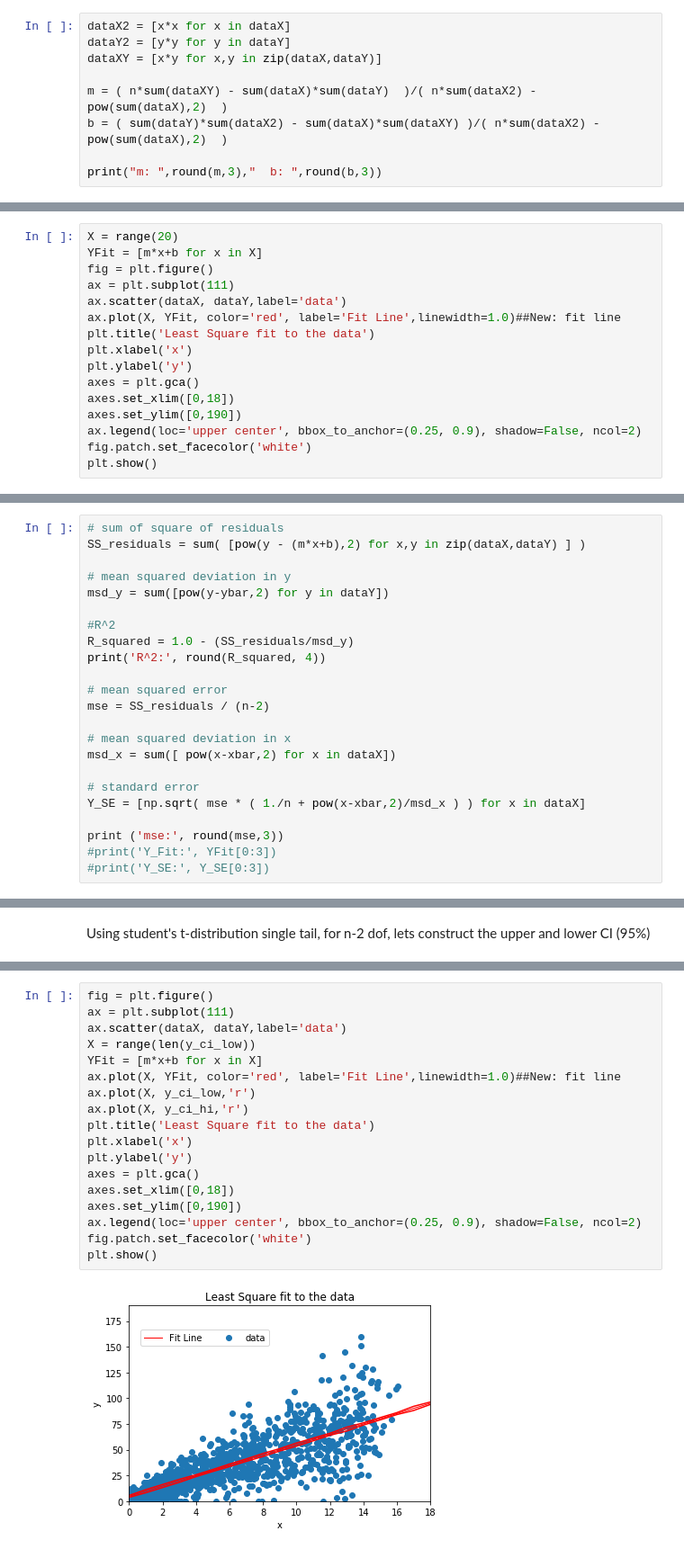
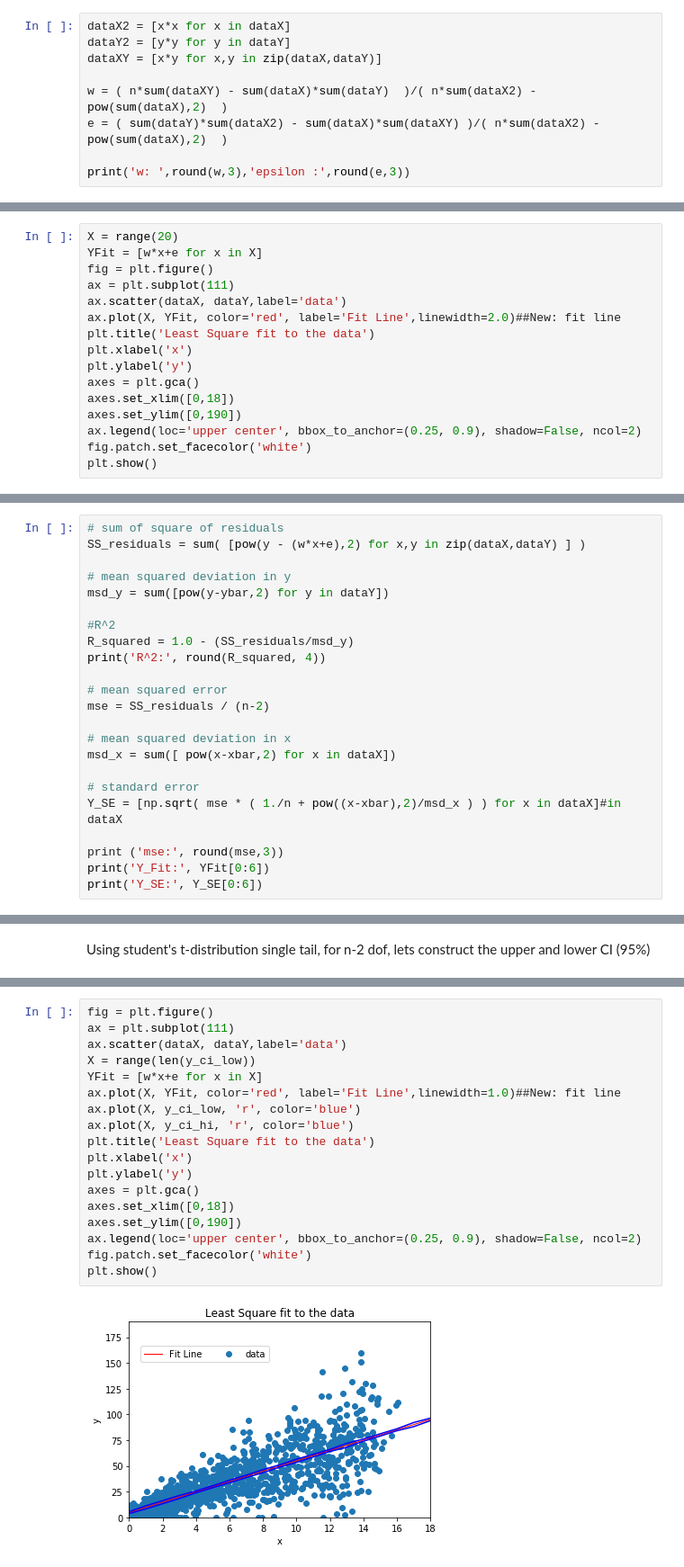
Before and after one commit to akanugan/DataScience, a Jupyter notebook: Regression/LinearRegressionTutorial/linearRegIntro.ipynb, the cells around one changed output, grey strips where cells are left out. Shown: that part at 90% size. Saved outputs shown, nothing was run; the diff lists cells and outputs as text.

```diff
--- a/Regression/LinearRegressionTutorial/linearRegIntro.ipynb
+++ b/Regression/LinearRegressionTutorial/linearRegIntro.ipynb
@@ -121,8 +143,8 @@ dataX2 = [x*x for x in dataX]
 dataY2 = [y*y for y in dataY]
 dataXY = [x*y for x,y in zip(dataX,dataY)]
 
-m = ( n*sum(dataXY) - sum(dataX)*sum(dataY)  )/( n*sum(dataX2) - pow(sum(dataX),2)  )
-b = ( sum(dataY)*sum(dataX2) - sum(dataX)*sum(dataXY) )/( n*sum(dataX2) - pow(sum(dataX),2)  )
+w = ( n*sum(dataXY) - sum(dataX)*sum(dataY)  )/( n*sum(dataX2) - pow(sum(dataX),2)  )
+e = ( sum(dataY)*sum(dataX2) - sum(dataX)*sum(dataXY) )/( n*sum(dataX2) - pow(sum(dataX),2)  )
 
-print("m: ",round(m,3),"  b: ",round(b,3))
+print('w: ',round(w,3),'epsilon :',round(e,3))
 # %% [output]
@@ -140,11 +163,11 @@ m:  5.026   b:  4.624
 Lets draw the predicted or fitted model, for x <= 20
 # %%
 X = range(20)
-YFit = [m*x+b for x in X]
+YFit = [w*x+e for x in X]
 fig = plt.figure()
 ax = plt.subplot(111)
 ax.scatter(dataX, dataY,label='data')
-ax.plot(X, YFit, color='red', label='Fit Line',linewidth=1.0)##New: fit line
+ax.plot(X, YFit, color='red', label='Fit Line',linewidth=2.0)##New: fit line
 plt.title('Least Square fit to the data')
 plt.xlabel('x')
 plt.ylabel('y')
@@ -160,7 +185,7 @@ plt.show()
 Lets check the how well the model explains the data, i.e sum of square of residuals, MSE and R^2. R^2 gives a measure of the goodness of the fit and should be ideally close to 1.
 # %%
 # sum of square of residuals
-SS_residuals = sum( [pow(y - (m*x+b),2) for x,y in zip(dataX,dataY) ] )
+SS_residuals = sum( [pow(y - (w*x+e),2) for x,y in zip(dataX,dataY) ] )
 
 # mean squared deviation in y
 msd_y = sum([pow(y-ybar,2) for y in dataY])
@@ -176,11 +201,11 @@ mse = SS_residuals / (n-2)
 msd_x = sum([ pow(x-xbar,2) for x in dataX])
 
 # standard error
-Y_SE = [np.sqrt( mse * ( 1./n + pow(x-xbar,2)/msd_x ) ) for x in dataX]
+Y_SE = [np.sqrt( mse * ( 1./n + pow((x-xbar),2)/msd_x ) ) for x in dataX]#in dataX
 
 print ('mse:', round(mse,3))
-#print('Y_Fit:', YFit[0:3])
-#print('Y_SE:', Y_SE[0:3])
+print('Y_Fit:', YFit[0:6])
+print('Y_SE:', Y_SE[0:6])
 # %% [output]
 R^2: 0.5783
 mse: 320.392
@@ -224,20 +250,20 @@ print (len(y_ci_low)); print(len(y_ci_hi)); print(len(YFit))
 # %%
 fig = plt.figure()
 ax = plt.subplot(111)
 ax.scatter(dataX, dataY,label='data')
 X = range(len(y_ci_low))
-YFit = [m*x+b for x in X]
+YFit = [w*x+e for x in X]
 ax.plot(X, YFit, color='red', label='Fit Line',linewidth=1.0)##New: fit line
-ax.plot(X, y_ci_low,'r')
-ax.plot(X, y_ci_hi,'r')
+ax.plot(X, y_ci_low, 'r', color='blue')
+ax.plot(X, y_ci_hi, 'r', color='blue')
 plt.title('Least Square fit to the data')
 plt.xlabel('x')
 plt.ylabel('y')
 axes = plt.gca()
 axes.set_xlim([0,18])
 axes.set_ylim([0,190])
 ax.legend(loc='upper center', bbox_to_anchor=(0.25, 0.9), shadow=False, ncol=2)
 fig.patch.set_facecolor('white')
 plt.show()
 # %% [output]
-[figure, old version]
+[figure, new version]
```
Also changed, not shown: parts of 25 cells of this notebook, 1 other file.
